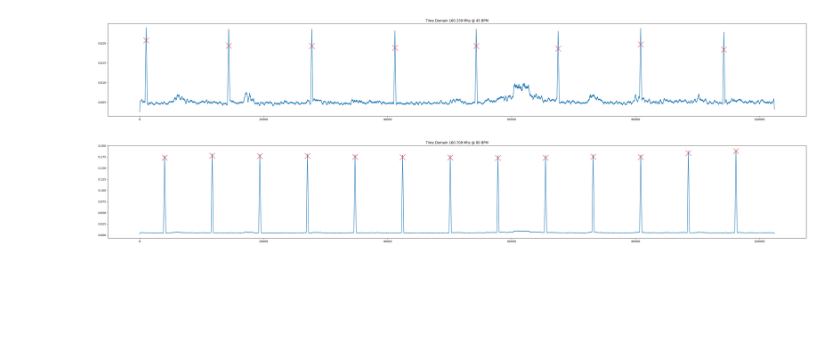
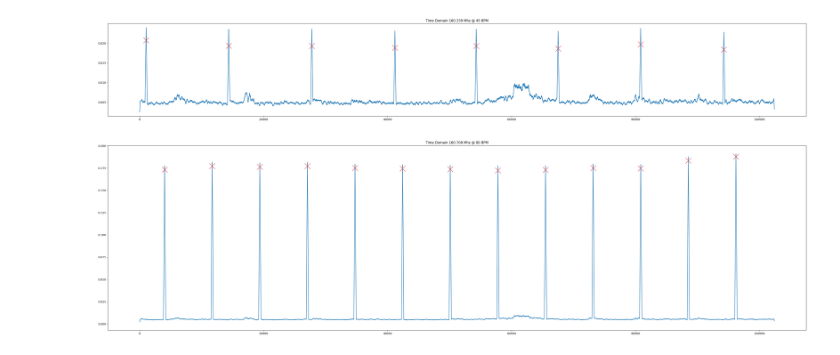
Before and after one commit to bigalnz/test_fft, a Jupyter notebook: notebooks/psd_airspy.ipynb, the cells around one changed output. Drawn from its saved outputs; the diff is of its cells as text; code cells hidden in the pictures; blank space fills up the shorter version.

Commit message:
plots

```diff
--- a/notebooks/psd_airspy.ipynb
+++ b/notebooks/psd_airspy.ipynb
@@ -75,25 +75,25 @@ plt.show()
 # %%
 # FILTER AND PLOT TIME DOMAIN
 
 t = np.arange(len(x))/1024000
 h = signal.firwin(501, 0.02, pass_zero=True)
 p = np.exp(2j*np.pi*t*-208000)
 
 z = x
 
 z = z * p
 z = signal.convolve(z, h, 'same')
 z = z[::100]
 z = np.abs(z)
 z = signal.convolve(z, [1]*189, 'same')/189
 
 z_peaks = signal.find_peaks(z, prominence=0.1)
 
-plt.figure(figsize=(45,6))
+plt.figure(figsize=(45,12))
 plt.plot(z_peaks[0], z_peaks[1]["prominences"], marker='x', linestyle='', color="r", markersize=20)
 plt.plot(z)
 
 plt.title(f"Time Domain 160.708 Mhz @ {int (60 / ((z_peaks[0][3]-z_peaks[0][2]) / 10240))} BPM")
 plt.show()
 # %% [output]
-[figure, old version]
+[figure, new version]
```
Also changed, not shown: parts of 1 cell of this notebook.
